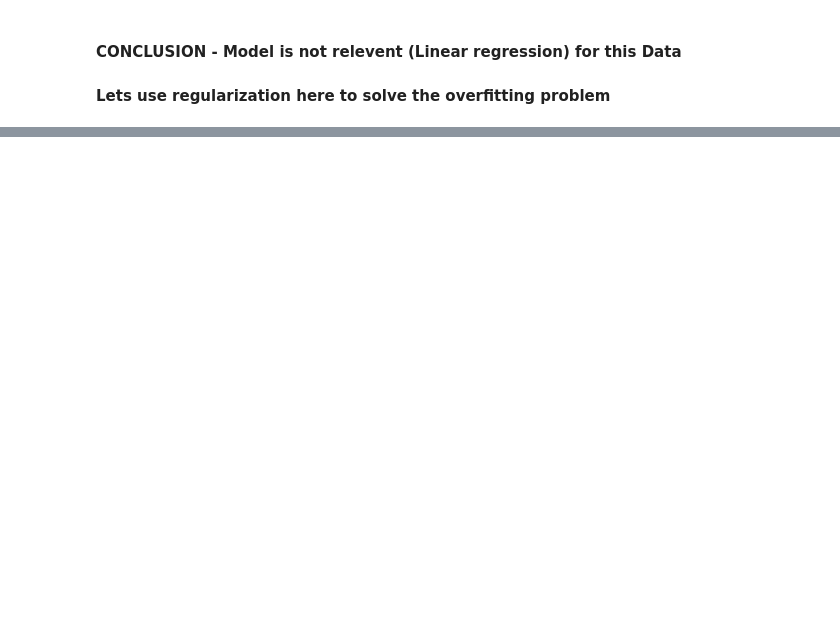
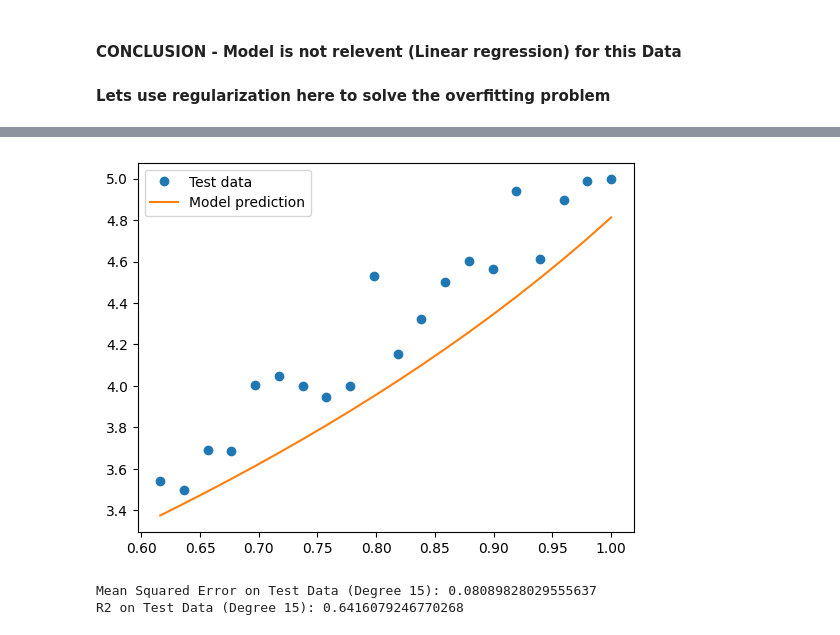
Before and after one commit to Rajshridhar/DataScience-Basics, a Jupyter notebook: Basic1(ML&DL).ipynb, the cells around one changed output, grey strips where cells are left out. Saved outputs shown, nothing was run; the diff lists cells and outputs as text; code cells hidden in the pictures; blank space fills up the shorter version.

```diff
--- a/Basic1(ML&DL).ipynb
+++ b/Basic1(ML&DL).ipynb
@@ -126,0 +148,16 @@ R2 on Test Data (Degree 5): 0.7956251421810837
+# %%
+# model performance on test data
+X_test3 = np.column_stack([x_test**i for i in range(0, degree)])
+predicted_test3 = model.predict(X_test3)
+plt.plot(x_test, y_test, 'o', label='Test data')
+plt.plot(x_test, predicted_test3, label='Model prediction')
+plt.legend()
+plt.show()
+mse_test = mean_squared_error(y_test, predicted_test3)
+r2_test = r2_score(y_test, predicted_test3)
+print('Mean Squared Error on Test Data (Degree 15):', mse_test)
+print('R2 on Test Data (Degree 15):', r2_test)
+# %% [output]
+[figure, added]
+Mean Squared Error on Test Data (Degree 15): 0.08089828029555637
+R2 on Test Data (Degree 15): 0.6416079246770268
```
Also changed, not shown: parts of 7 cells of this notebook, 1 other file.
